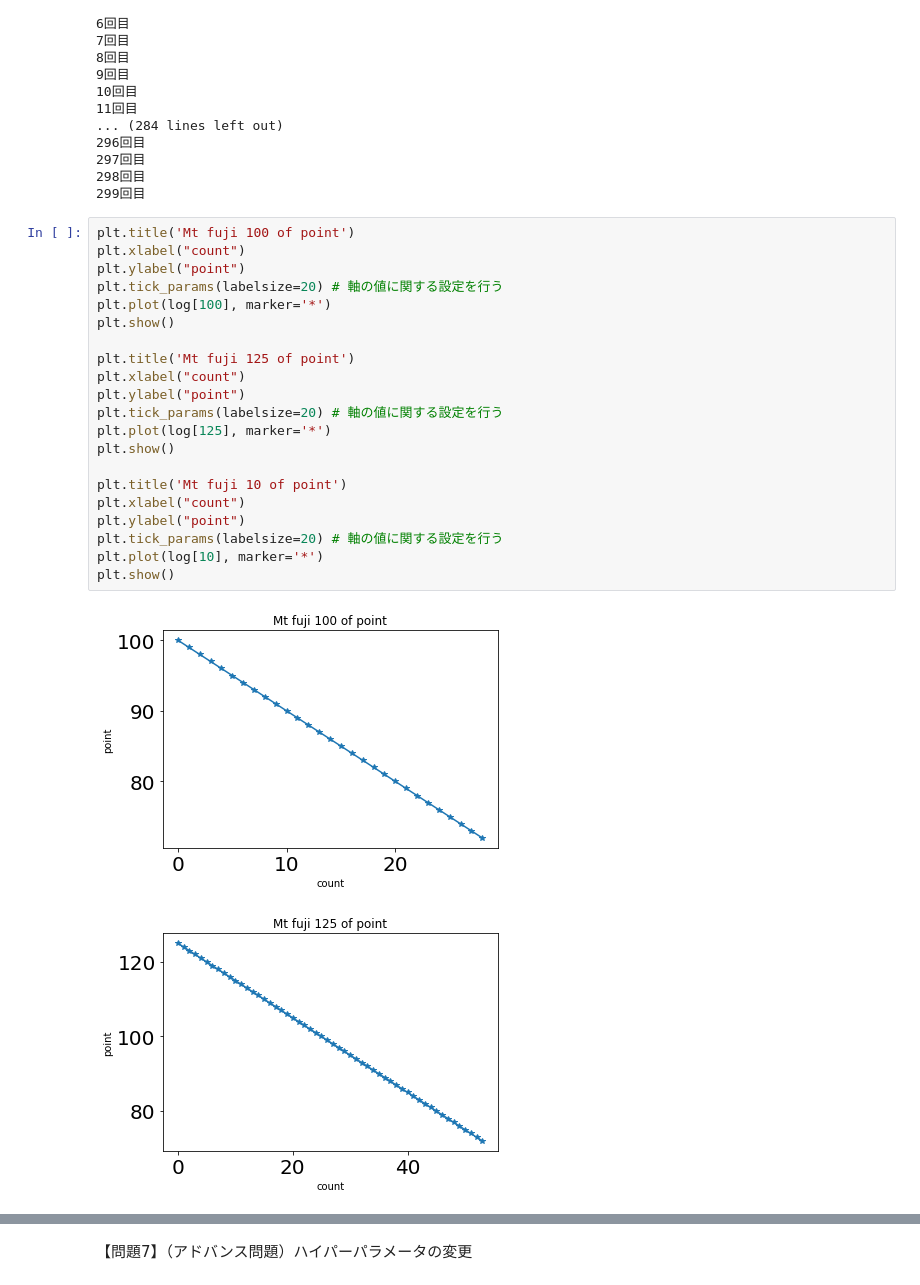
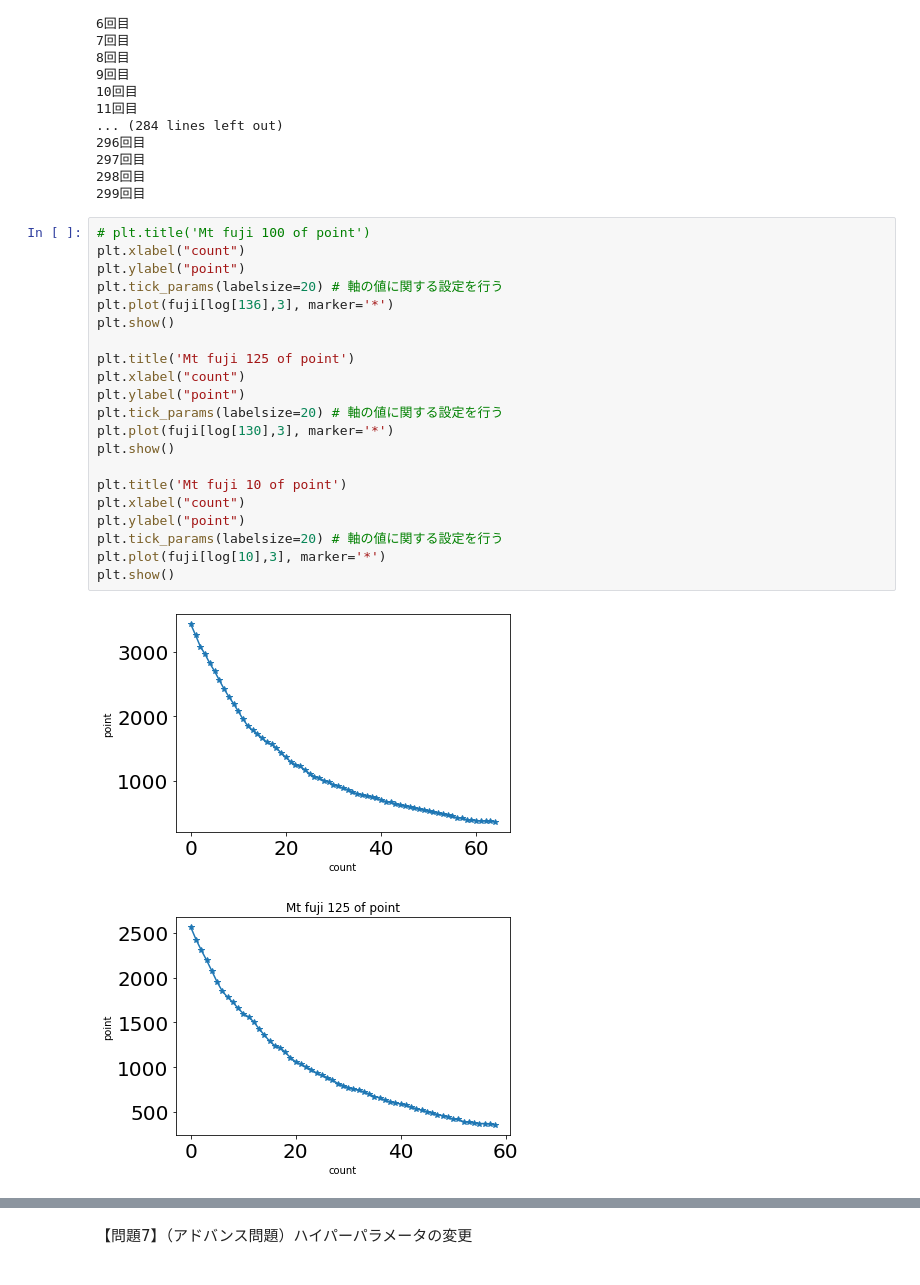
Before and after one commit to shota1201/diveintocode-ml, a Jupyter notebook: DIVE_INTO_CODE/python/week2/week2-2.ipynb, the cells around one changed output, grey strips where cells are left out. Drawn from its saved outputs; the diff is of its cells as text.

```diff
--- a/DIVE_INTO_CODE/python/week2/week2-2.ipynb
+++ b/DIVE_INTO_CODE/python/week2/week2-2.ipynb
@@ -129,26 +128,26 @@ for i in range(len(fuji)):
 298回目
 299回目
 # %%
-plt.title('Mt fuji 100 of point')
+# plt.title('Mt fuji 100 of point')
 plt.xlabel("count")
 plt.ylabel("point")
 plt.tick_params(labelsize=20) # 軸の値に関する設定を行う
-plt.plot(log[100], marker='*')
+plt.plot(fuji[log[136],3], marker='*')
 plt.show()
 
 plt.title('Mt fuji 125 of point')
 plt.xlabel("count")
 plt.ylabel("point")
 plt.tick_params(labelsize=20) # 軸の値に関する設定を行う
-plt.plot(log[125], marker='*')
+plt.plot(fuji[log[130],3], marker='*')
 plt.show()
 
 plt.title('Mt fuji 10 of point')
 plt.xlabel("count")
 plt.ylabel("point")
 plt.tick_params(labelsize=20) # 軸の値に関する設定を行う
-plt.plot(log[10], marker='*')
+plt.plot(fuji[log[10],3], marker='*')
 plt.show()
 # %% [output]
-[figure, old version]
+[figure, new version]
-[figure, old version]
+[figure, new version]
```
Also changed, not shown: parts of 14 cells of this notebook.
